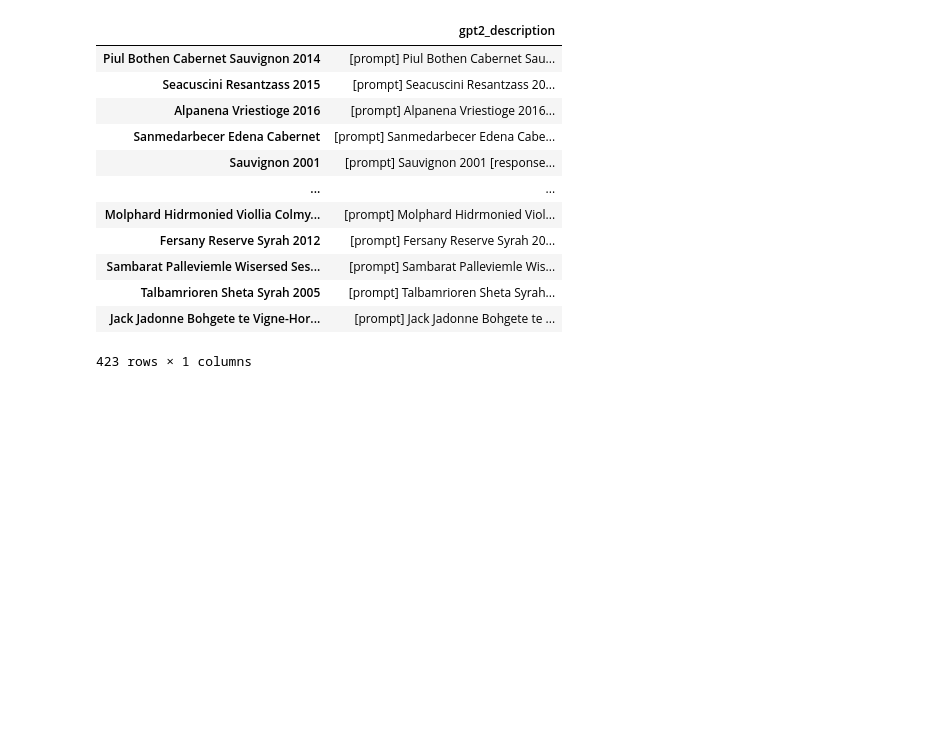
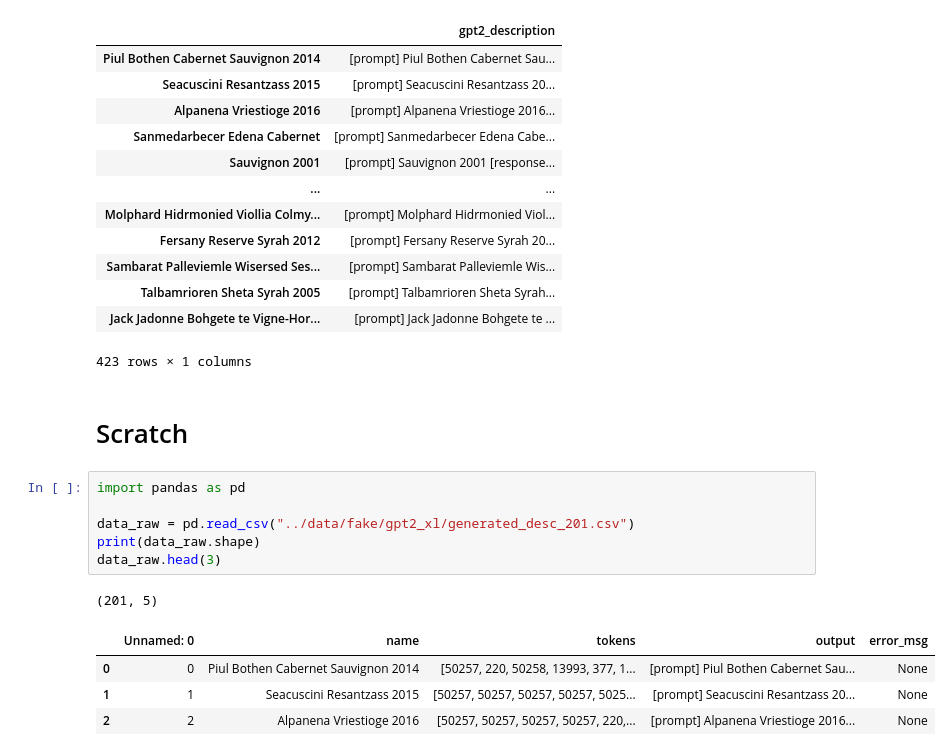
Before and after one commit to cipher982/this-wine-does-not-exist, a Jupyter notebook: notebooks/4b_v2_generate_gpt2_descriptions.ipynb, the cells around one changed output. Saved outputs shown, nothing was run; the diff lists cells and outputs as text; blank space fills up the shorter version.

```diff
--- a/notebooks/4b_v2_generate_gpt2_descriptions.ipynb
+++ b/notebooks/4b_v2_generate_gpt2_descriptions.ipynb
@@ -114,3 +114,17 @@ descriptions_df
 | Talbamrioren Sheta Syrah 2005 | [prompt] Talbamrioren Sheta Syrah... |
 | Jack Jadonne Bohgete te Vigne-Hor... | [prompt] Jack Jadonne Bohgete te ... |
 423 rows × 1 columns
+# %% [markdown]
+# Scratch
+# %%
+import pandas as pd
+
+data_raw = pd.read_csv("../data/fake/gpt2_xl/generated_desc_201.csv")
+print(data_raw.shape)
+data_raw.head(3)
+# %% [output]
+(201, 5)
+|  | Unnamed: 0 | name | tokens | output | error_msg |
+| 0 | 0 | Piul Bothen Cabernet Sauvignon 2014 | [50257, 220, 50258, 13993, 377, 1... | [prompt] Piul Bothen Cabernet Sau... | None |
+| 1 | 1 | Seacuscini Resantzass 2015 | [50257, 50257, 50257, 50257, 5025... | [prompt] Seacuscini Resantzass 20... | None |
+| 2 | 2 | Alpanena Vriestioge 2016 | [50257, 50257, 50257, 50257, 220,... | [prompt] Alpanena Vriestioge 2016... | None |
```
Also changed, not shown: parts of 5 cells of this notebook, 2 other files.
